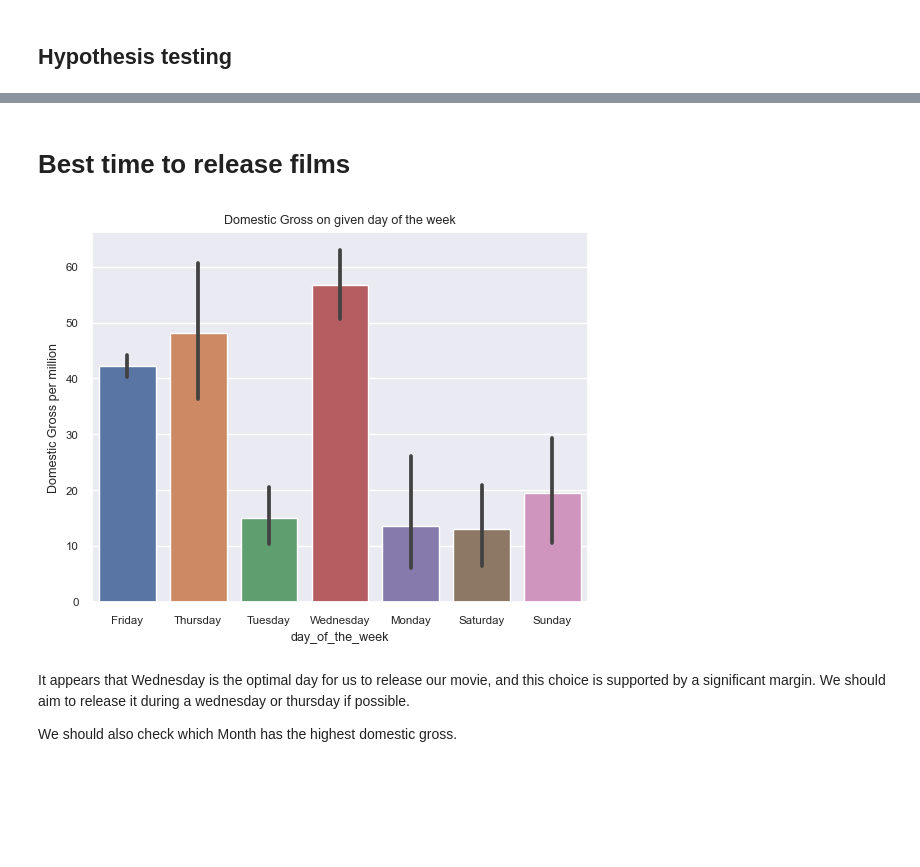
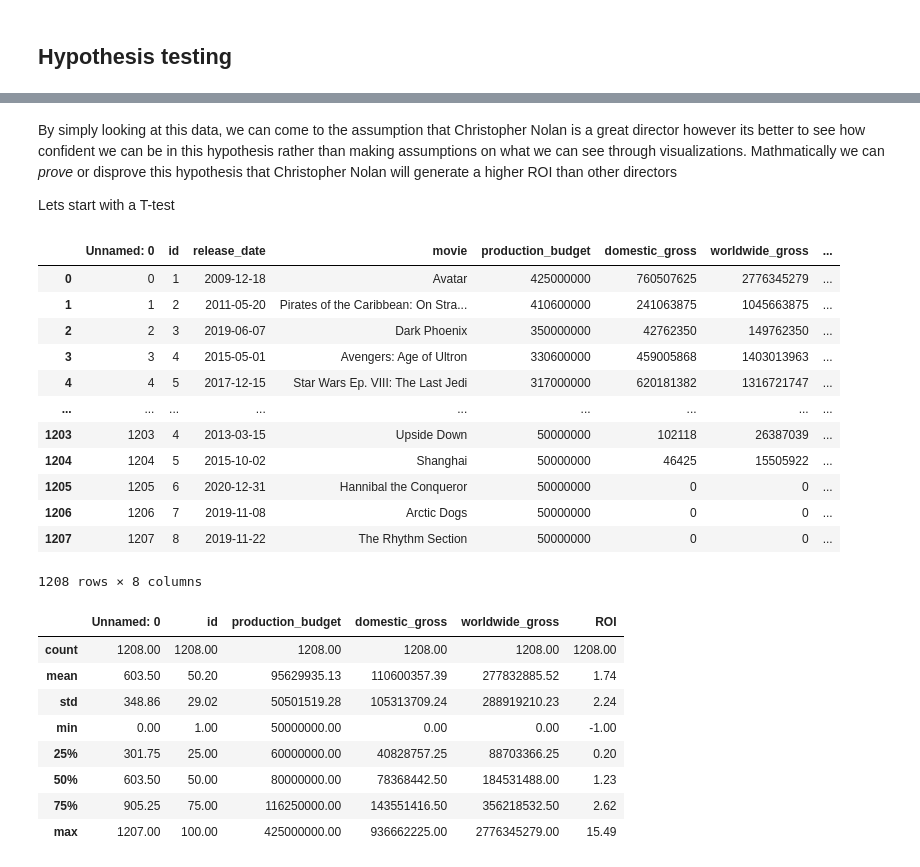
Before and after one commit to Psyluxxx/Movie-Studio-EDA, a Jupyter notebook: Franko/Analysis_of_Movie_Data.ipynb, the cells around one changed output, grey strips where cells are left out. Drawn from its saved outputs; the diff is of its cells as text; code cells hidden in the pictures; blank space fills up the shorter version.

```diff
--- a/Franko/Analysis_of_Movie_Data.ipynb
+++ b/Franko/Analysis_of_Movie_Data.ipynb
@@ -223,2 +178,0 @@ If possible we should most definitely employee him as the director and writer of
-# %% [markdown]
-# Best time to release films
@@ -229,19 +179,35 @@ budgets['day_of_the_week'] = budgets['release_date'].dt.strftime("%A")
-# %%
-# Creating X and Y
-height = budgets['domestic_gross_in_mill']
-bars = budgets['day_of_the_week']
-sns.set(font_scale=0.75)
-
-# Create bars
-sns.barplot(x = 'day_of_the_week', y = 'domestic_gross_in_mill', data = budgets)
-
-# Show graphic
-plt.ylabel('Domestic Gross per million')
-plt.title('Domestic Gross on given day of the week')
-plt.show()
-# %% [output]
-[figure, removed]
-# %% [markdown]
-It appears that Wednesday is the optimal day for us to release our movie, and this choice is supported by a significant margin. We should aim to release it during a wednesday or thursday if possible.
-
-We should also check which Month has the highest domestic gross.
+# %% [markdown]
+By simply looking at this data, we can come to the assumption that Christopher Nolan is a great director however its better to see how confident we can be in this hypothesis rather than making assumptions on what we can see through visualizations. Mathmatically we can *prove* or disprove this hypothesis that Christopher Nolan will generate a higher ROI than other directors
+
+Lets start with a T-test
+# %%
+# Filtering for high budget blockbuster movies
+high_budgets = budgets[budgets['production_budget'] >= 50000000]
+high_budgets
+# %% [output]
+|  | Unnamed: 0 | id | release_date | movie | production_budget | domestic_gross | worldwide_gross | ... |
+| 0 | 0 | 1 | 2009-12-18 | Avatar | 425000000 | 760507625 | 2776345279 | ... |
+| 1 | 1 | 2 | 2011-05-20 | Pirates of the Caribbean: On Stra... | 410600000 | 241063875 | 1045663875 | ... |
+| 2 | 2 | 3 | 2019-06-07 | Dark Phoenix | 350000000 | 42762350 | 149762350 | ... |
+| 3 | 3 | 4 | 2015-05-01 | Avengers: Age of Ultron | 330600000 | 459005868 | 1403013963 | ... |
+| 4 | 4 | 5 | 2017-12-15 | Star Wars Ep. VIII: The Last Jedi | 317000000 | 620181382 | 1316721747 | ... |
+| ... | ... | ... | ... | ... | ... | ... | ... | ... |
+| 1203 | 1203 | 4 | 2013-03-15 | Upside Down | 50000000 | 102118 | 26387039 | ... |
+| 1204 | 1204 | 5 | 2015-10-02 | Shanghai | 50000000 | 46425 | 15505922 | ... |
+| 1205 | 1205 | 6 | 2020-12-31 | Hannibal the Conqueror | 50000000 | 0 | 0 | ... |
+| 1206 | 1206 | 7 | 2019-11-08 | Arctic Dogs | 50000000 | 0 | 0 | ... |
+| 1207 | 1207 | 8 | 2019-11-22 | The Rhythm Section | 50000000 | 0 | 0 | ... |
+1208 rows × 8 columns
+# %%
+#Finding population mean
+high_budgets.describe()
+# %% [output]
+|  | Unnamed: 0 | id | production_budget | domestic_gross | worldwide_gross | ROI |
+| count | 1208.00 | 1208.00 | 1208.00 | 1208.00 | 1208.00 | 1208.00 |
+| mean | 603.50 | 50.20 | 95629935.13 | 110600357.39 | 277832885.52 | 1.74 |
+| std | 348.86 | 29.02 | 50501519.28 | 105313709.24 | 288919210.23 | 2.24 |
+| min | 0.00 | 1.00 | 50000000.00 | 0.00 | 0.00 | -1.00 |
+| 25% | 301.75 | 25.00 | 60000000.00 | 40828757.25 | 88703366.25 | 0.20 |
+| 50% | 603.50 | 50.00 | 80000000.00 | 78368442.50 | 184531488.00 | 1.23 |
+| 75% | 905.25 | 75.00 | 116250000.00 | 143551416.50 | 356218532.50 | 2.62 |
+| max | 1207.00 | 100.00 | 425000000.00 | 936662225.00 | 2776345279.00 | 15.49 |
```
Also changed, not shown: parts of 30 cells of this notebook, 1 other file.
